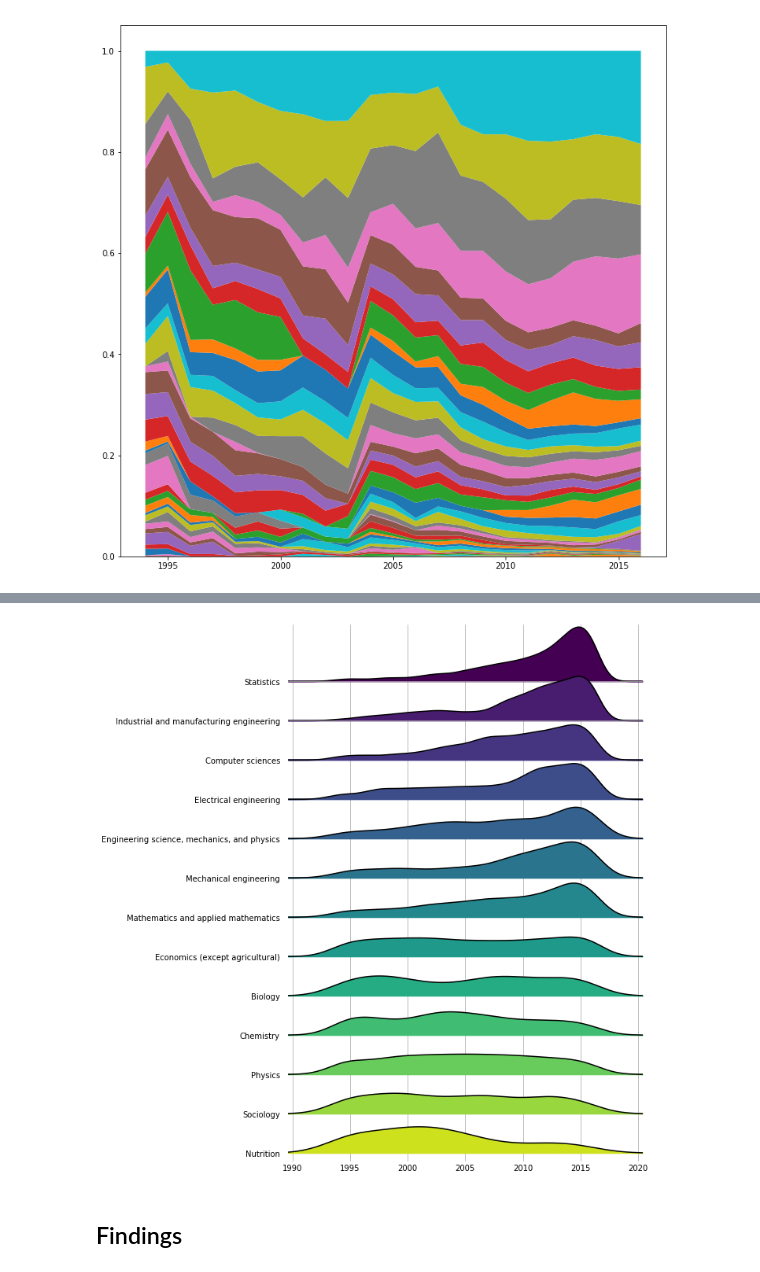
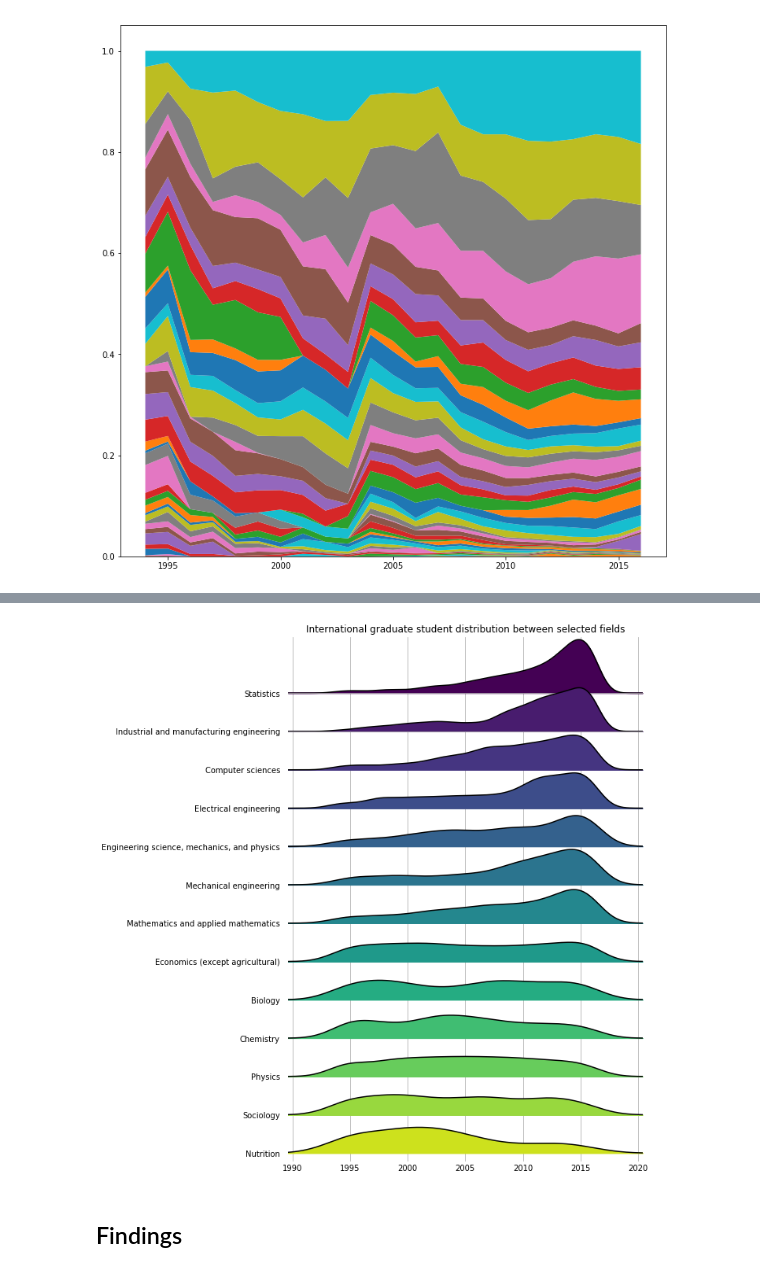
Before and after one commit to graphicsdesk/international-students, a Jupyter notebook: notebooks/gss-detailed.ipynb, the cells around one changed output, grey strips where cells are left out. Saved outputs shown, nothing was run; the diff lists cells and outputs as text; code cells hidden in the pictures.

```diff
--- a/notebooks/gss-detailed.ipynb
+++ b/notebooks/gss-detailed.ipynb
@@ -116,35 +116,16 @@ for f in reversed(topFields):
 _ = plt.stackplot(years, areas, labels=labels)
 # %% [output]
 [figure]
-# %%
-df = pd.read_csv('../data/GSS_Columbia_Detailed.csv', header=4, index_col=False, thousands=',')
-df.columns = [
-    'Year', 'Institution Name', 'Detailed Fields', 'Citizenship', 'Count'
-]
-df = df.drop('Institution Name', 1)
-df = df[1:-3] # Drop first row (total) annd last 3 rows (footnotes)
-df = df[ df['Citizenship'] == 'Foreign nationals' ]
-df = df.drop('Citizenship', 1)
-
-faultyFields = set()
-for year in years:
-    for f in ufields:
-        if d[year][f].get(INT_COL_NAME, None) is None:
-            faultyFields.add(f)
-
-df = df[ ~df['Detailed Fields'].isin(faultyFields) ]
-df = df.sort_values(['Detailed Fields', 'Year'])
 # %%
 fieldDensities = {}
 fieldCounts = {}
 for f in ufields:
-    counts = df[df['Detailed Fields'] == f]
-    if len(counts) > 0:
-        a = list(counts['Count'])
-        fieldCounts[f] = a
-        fieldDensities[f] = sum(([1994 + i] * int(a[i]) for i in range(len(a))), [])
+    counts = [d[year][f].get(INT_COL_NAME, None) for year in years]
+    fieldCounts[f] = counts
+    if None not in counts:
+        fieldDensities[f] = sum(([1994 + i] * int(counts[i]) for i in range(len(counts))), [])
 # %%
-orderedFields = [
+selectedFields = [
     'Statistics',
     'Industrial and manufacturing engineering',
     'Computer sciences',
@@ -174,12 +165,14 @@ for i in range(len(orderedFields)):
 # %%
 fig, ax = joypy.joyplot(
     {f: fieldDensities[f] for f in orderedFields},
     grid=True,
     overlap=.7,
     figsize=(10, 10),
     colormap=cm.viridis,
+    title='International graduate student distribution between selected fields'
 )
+fig.savefig('ridgeplot.png')
 # %% [output]
-[figure, old version]
+[figure, new version]
 # %% [markdown]
 ## Findings
```
Also changed, not shown: parts of 1 cell of this notebook, 2 other files.
